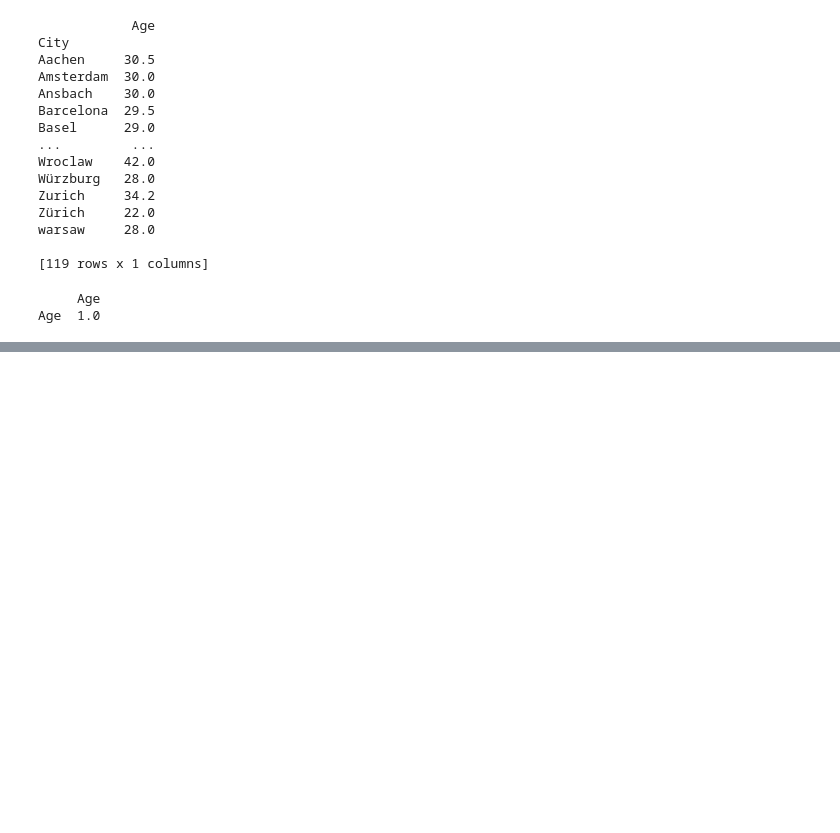
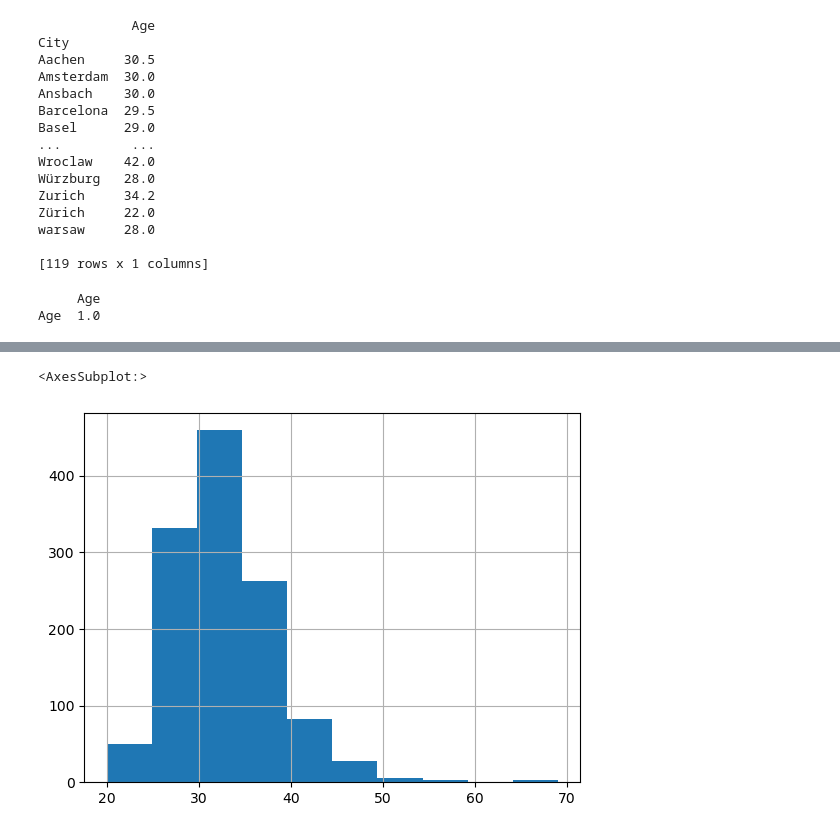
Before and after one commit to webstarO/Week-8, a Jupyter notebook: CSV_docs/EU salary data.ipynb, the cells around one changed output, grey strips where cells are left out. Cells and saved outputs as stored; diff of their text form; code cells hidden in the pictures; blank space fills up the shorter version.

```diff
--- a/CSV_docs/EU salary data.ipynb
+++ b/CSV_docs/EU salary data.ipynb
@@ -151,0 +214,5 @@ Age  1.0
+# %%
+df['Age'].hist()
+# %% [output]
+<AxesSubplot:>
+[figure, added]
```
Also changed, not shown: parts of 12 cells of this notebook.
